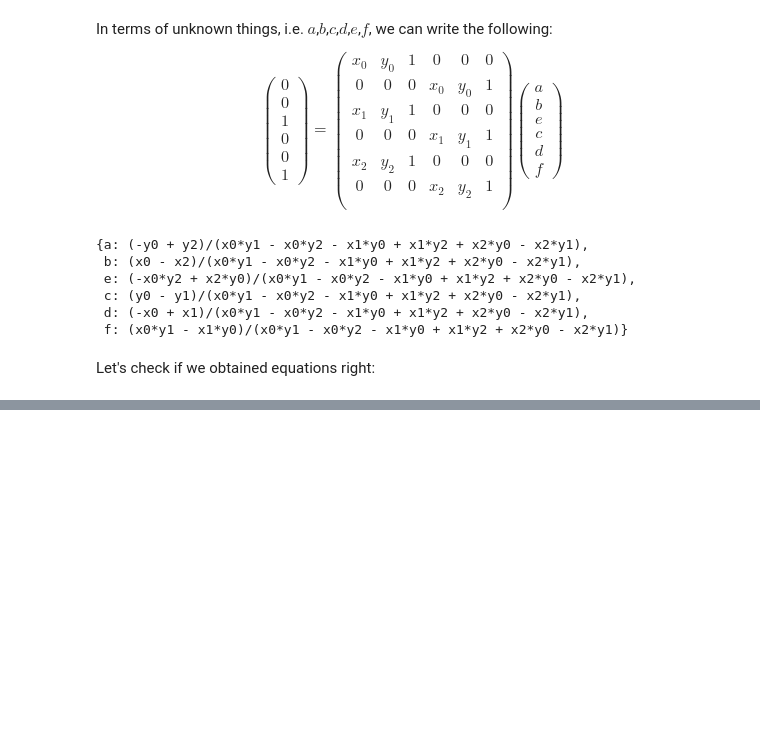
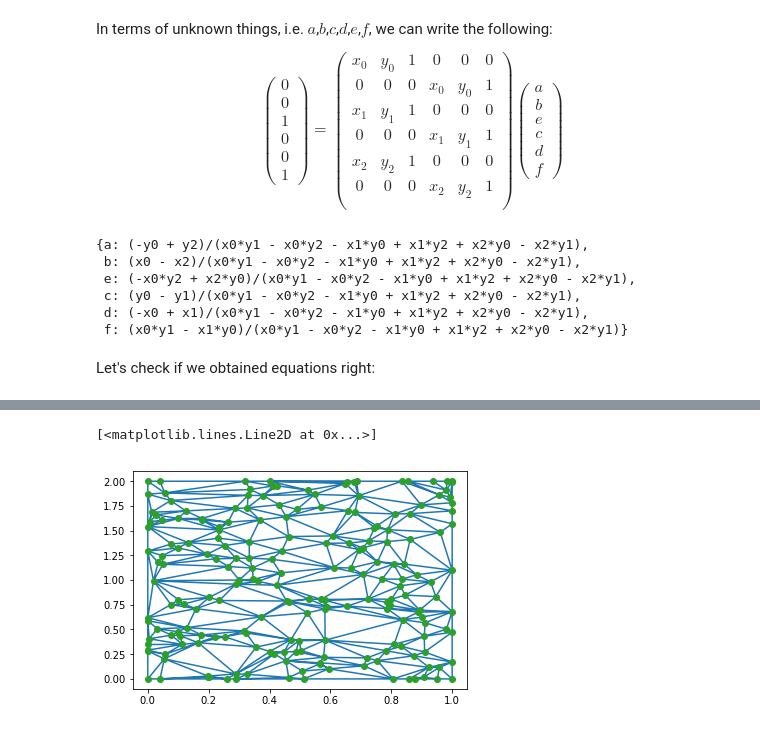
Before and after one commit to Mouhcine-56/FiniteElementADE, a Jupyter notebook: finite_element_ade.ipynb, the cells around one changed output, grey strips where cells are left out. Cells and saved outputs as stored; diff of their text form; code cells hidden in the pictures; blank space fills up the shorter version.

```diff
--- a/finite_element_ade.ipynb
+++ b/finite_element_ade.ipynb
@@ -206,0 +352,33 @@ Now let's
+# %%
+L = 1.0
+H = 2.0
+NX = 10
+NY = 20
+NPOINTS = 200
+# %%
+import random
+import numpy
+points = numpy.zeros((NPOINTS,2))
+points[0,0] = 0.0
+points[0,1] = 0.0
+points[1,0] = L
+points[1,1] = 0.0
+points[2,0] = L
+points[2,1] = H
+points[3,0] = 0
+points[3,1] = H
+
+for i in range(8):
+    points[4+i,0] = random.random() * L
+    points[4+i,1] = 0
+    points[12+i,0] = L
+    points[12+i,1] = random.random() * H
+    points[20+i,0] = random.random() * L
+    points[20+i,1] = H
+    points[28+i,0] = 0
+    points[28+i,1] = random.random() * H
+
+for i in range(NPOINTS-36):
+    points[i+36,0] = random.random() * L
+    points[i+36,1] = random.random() * H
+print(points)
@@ -206,0 +403,10 @@ Now let's
+# %%
+from scipy.spatial import Delaunay
+
+tri = Delaunay(points)
+
+pylab.triplot(points[:,0], points[:,1], tri.simplices)
+pylab.plot(points[:,0], points[:,1], 'o')
+# %% [output]
+[<matplotlib.lines.Line2D at 0x...>]
+[figure, added]
```
Also changed, not shown: parts of 23 cells of this notebook.
